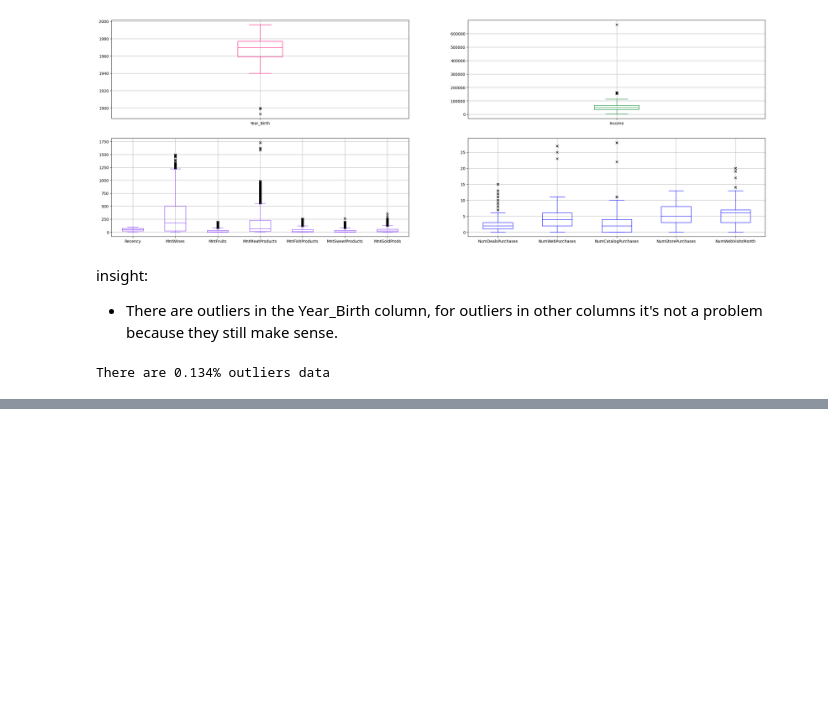
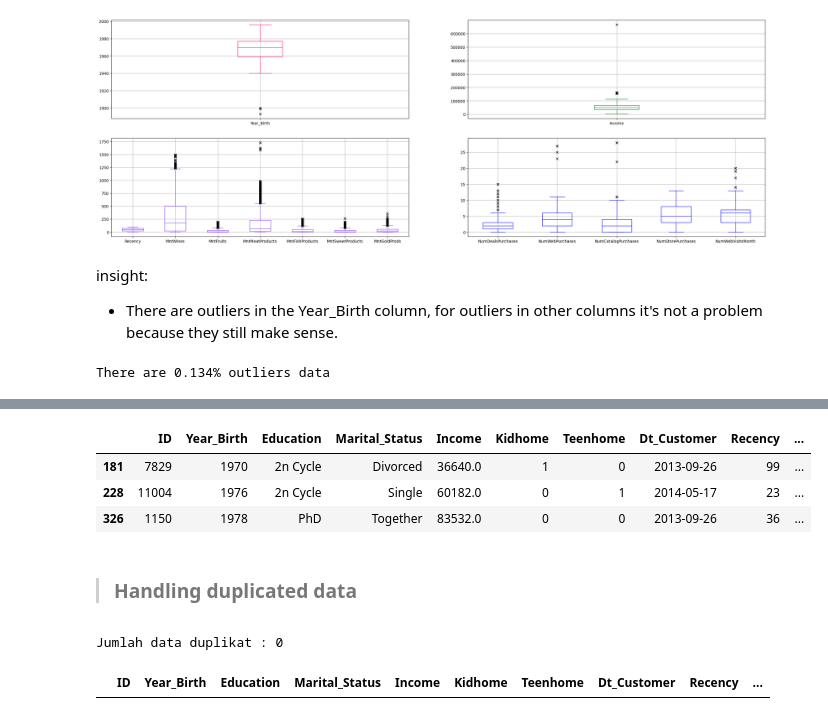
Before and after one commit to fnkhairudin/CapstoneProjectModul2, a Jupyter notebook: notebooks/dataCleaning.ipynb, the cells around one changed output, grey strips where cells are left out. Drawn from its saved outputs; the diff is of its cells as text; code cells hidden in the pictures; blank space fills up the shorter version.

```diff
--- a/notebooks/dataCleaning.ipynb
+++ b/notebooks/dataCleaning.ipynb
@@ -507,0 +504,44 @@ There are 0.134% outliers data
+# %%
+# quantile of Income
+quantile_income = fnc.checkquantiles(df,'Income')
+
+# quantile of Year_Birth
+quantile_year_birth = fnc.checkquantiles(df,'Year_Birth')
+
+# mode of Year_Birth based on its quantile
+mode1 = df.loc[(df['Year_Birth'] >= quantile_year_birth[0]) & (df['Year_Birth'] <= quantile_year_birth[1])]['Year_Birth'].mode()[0] # mode between min - q1
+mode2 = df.loc[(df['Year_Birth'] >= quantile_year_birth[1]) & (df['Year_Birth'] <= quantile_year_birth[2])]['Year_Birth'].mode()[0] # mode between q1 - q2
+mode3 = df.loc[(df['Year_Birth'] >= quantile_year_birth[2]) & (df['Year_Birth'] <= quantile_year_birth[3])]['Year_Birth'].mode()[0] # mode between q2 - q3
+mode4 = df.loc[(df['Year_Birth'] >= quantile_year_birth[3]) & (df['Year_Birth'] <= quantile_year_birth[4])]['Year_Birth'].mode()[0] # mode between q3 - q4
+
+# check where the income outliers are located based on its quantile, then apply year_birth with Year_Birth's mode based on income's quantile
+def new_year_birth(df):
+    if df['Year_Birth'] < lowerbound:
+        if df['Income'] <= quantile_income[1] and df['Income'] >= quantile_income[0]:
+            return mode1
+        elif df['Income'] <= quantile_income[2] and df['Income'] >= quantile_income[1]:
+            return mode2
+        elif df['Income'] <= quantile_income[3] and df['Income'] >= quantile_income[2]:
+            return mode3
+        else:
+            return mode4
+    else:
+        return df['Year_Birth']
+
+df['Year_Birth'] = df.apply(new_year_birth, axis=1)
+# %%
+# ensure year_birth outliers have changed
+df.query("ID == 7829 or ID == 11004 or ID == 1150")
+# %% [output]
+|  | ID | Year_Birth | Education | Marital_Status | Income | Kidhome | Teenhome | Dt_Customer | Recency | ... |
+| 181 | 7829 | 1970 | 2n Cycle | Divorced | 36640.0 | 1 | 0 | 2013-09-26 | 99 | ... |
+| 228 | 11004 | 1976 | 2n Cycle | Single | 60182.0 | 0 | 1 | 2014-05-17 | 23 | ... |
+| 326 | 1150 | 1978 | PhD | Together | 83532.0 | 0 | 0 | 2013-09-26 | 36 | ... |
+# %% [markdown]
+> ### Handling duplicated data
+# %%
+print(f"Jumlah data duplikat : {df[df.duplicated()].shape[0]}")
+df[df.duplicated()]
+# %% [output]
+Jumlah data duplikat : 0
+|  | ID | Year_Birth | Education | Marital_Status | Income | Kidhome | Teenhome | Dt_Customer | Recency | ... |
```
Also changed, not shown: parts of 6 cells of this notebook.
